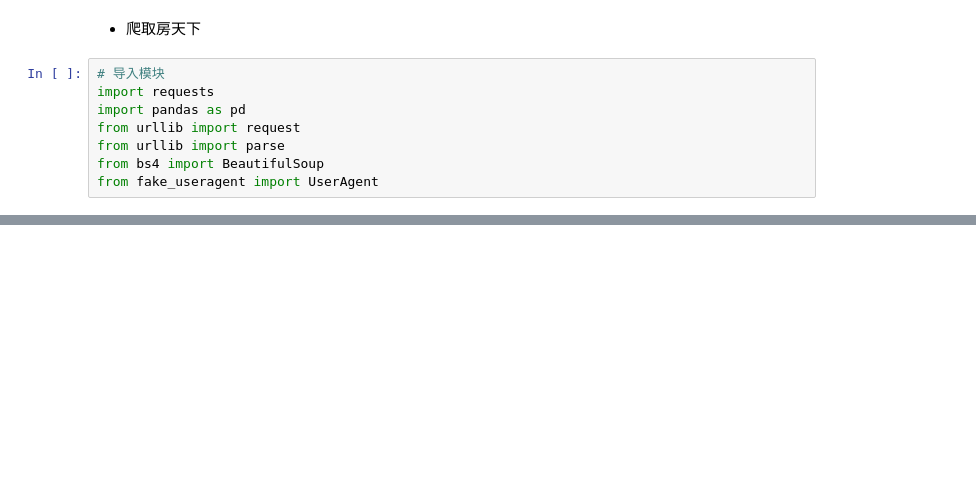
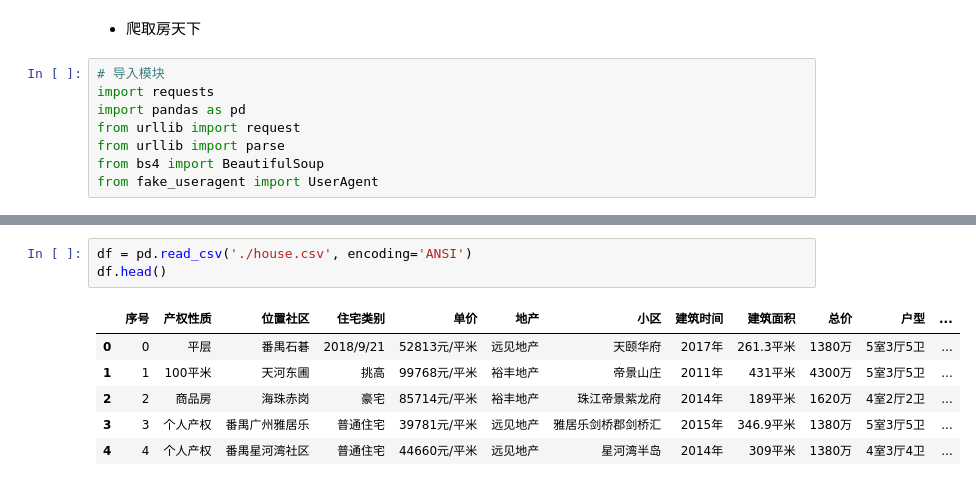
Before and after one commit to suainam/PythonAnalysis, a Jupyter notebook: Jupyter_notebook/Python与数据科学.ipynb, the cells around one changed output, grey strips where cells are left out. Cells and saved outputs as stored; diff of their text form; blank space fills up the shorter version.

```diff
--- a/Jupyter_notebook/Python与数据科学.ipynb
+++ b/Jupyter_notebook/Python与数据科学.ipynb
@@ -445,0 +716,10 @@ http://gz.esf.fang.com/chushou/3_230856092.htm
+# %%
+df = pd.read_csv('./house.csv', encoding='ANSI')
+df.head()
+# %% [output]
+|  | 序号 | 产权性质 | 位置社区 | 住宅类别 | 单价 | 地产 | 小区 | 建筑时间 | 建筑面积 | 总价 | 户型 | ... |
+| 0 | 0 | 平层 | 番禺石碁 | 2018/9/21 | 52813元/平米 | 远见地产 | 天颐华府 | 2017年 | 261.3平米 | 1380万 | 5室3厅5卫 | ... |
+| 1 | 1 | 100平米 | 天河东圃 | 挑高 | 99768元/平米 | 裕丰地产 | 帝景山庄 | 2011年 | 431平米 | 4300万 | 5室3厅5卫 | ... |
+| 2 | 2 | 商品房 | 海珠赤岗 | 豪宅 | 85714元/平米 | 裕丰地产 | 珠江帝景紫龙府 | 2014年 | 189平米 | 1620万 | 4室2厅2卫 | ... |
+| 3 | 3 | 个人产权 | 番禺广州雅居乐 | 普通住宅 | 39781元/平米 | 远见地产 | 雅居乐剑桥郡剑桥汇 | 2015年 | 346.9平米 | 1380万 | 5室3厅5卫 | ... |
+| 4 | 4 | 个人产权 | 番禺星河湾社区 | 普通住宅 | 44660元/平米 | 远见地产 | 星河湾半岛 | 2014年 | 309平米 | 1380万 | 4室3厅4卫 | ... |
```
Also changed, not shown: parts of 25 cells of this notebook, 2 other files.
